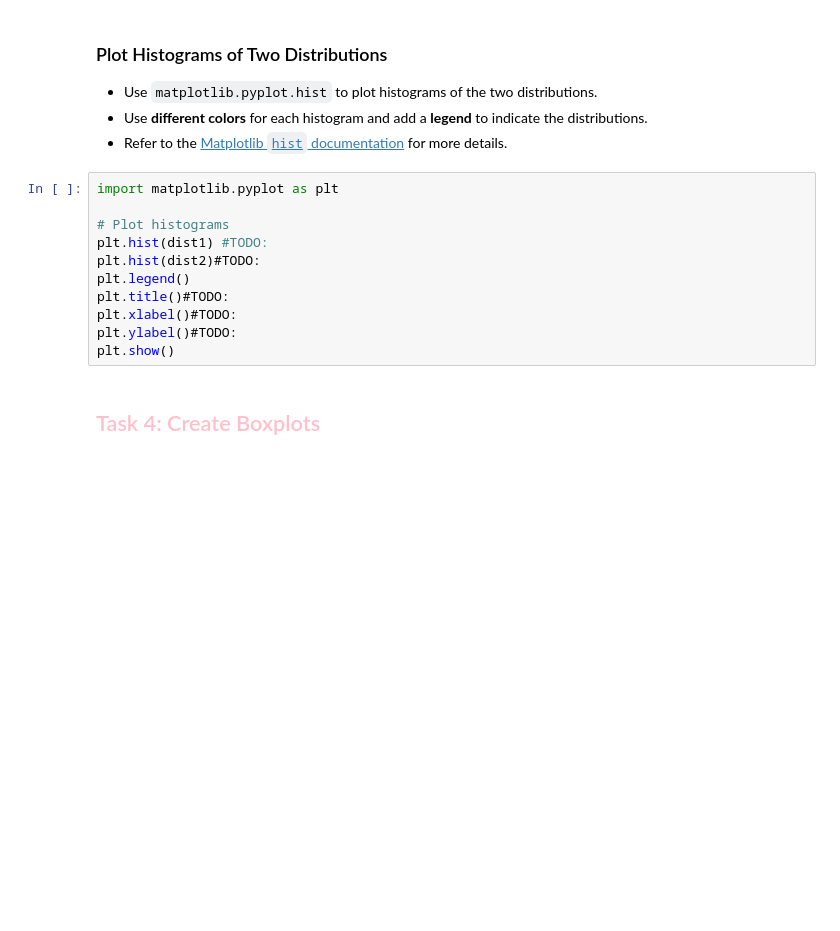
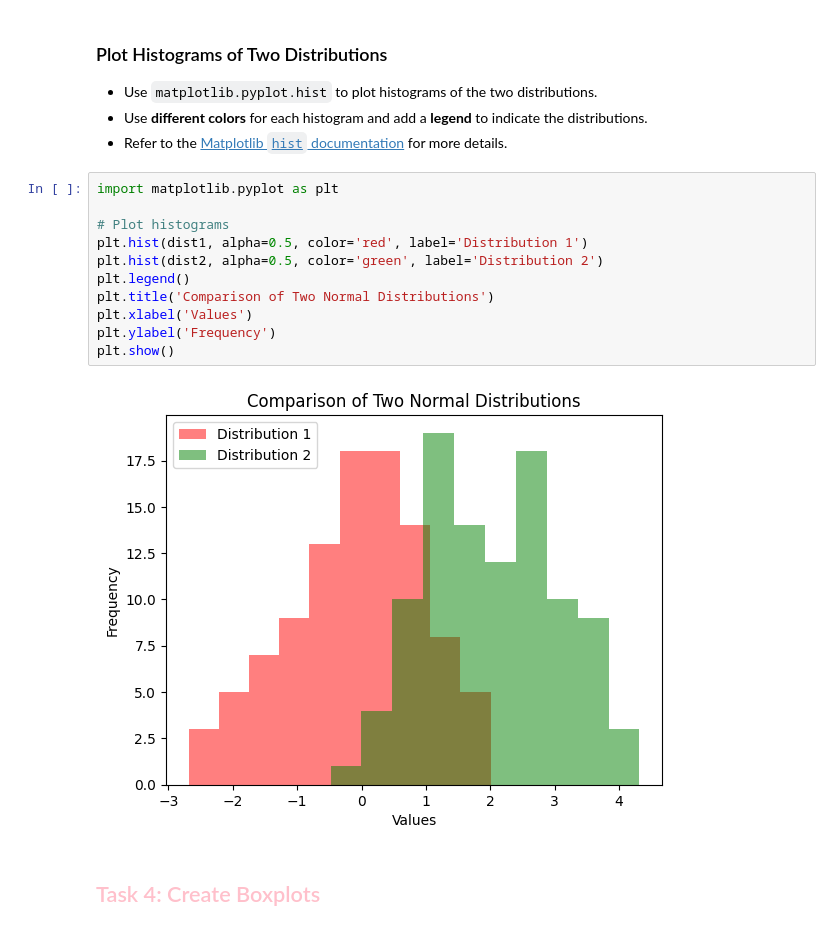
Before and after one commit to Lihierez/python-assignments, a Jupyter notebook: day04/assignment-t-test.ipynb, the cells around one changed output. Cells and saved outputs as stored; diff of their text form; blank space fills up the shorter version.

```diff
--- a/day04/assignment-t-test.ipynb
+++ b/day04/assignment-t-test.ipynb
@@ -67,14 +53,16 @@ print("p-value:")
 # %%
 import matplotlib.pyplot as plt
 
 # Plot histograms
-plt.hist(dist1) #TODO:
-plt.hist(dist2)#TODO:
+plt.hist(dist1, alpha=0.5, color='red', label='Distribution 1')
+plt.hist(dist2, alpha=0.5, color='green', label='Distribution 2')
 plt.legend()
-plt.title()#TODO:
-plt.xlabel()#TODO:
-plt.ylabel()#TODO:
+plt.title('Comparison of Two Normal Distributions')
+plt.xlabel('Values')
+plt.ylabel('Frequency')
 plt.show()
+# %% [output]
+[figure, added]
 # %% [markdown]
 ## <font color = "pink" >Task 4: Create Boxplots
 # %%
```
Also changed, not shown: parts of 4 cells of this notebook.
